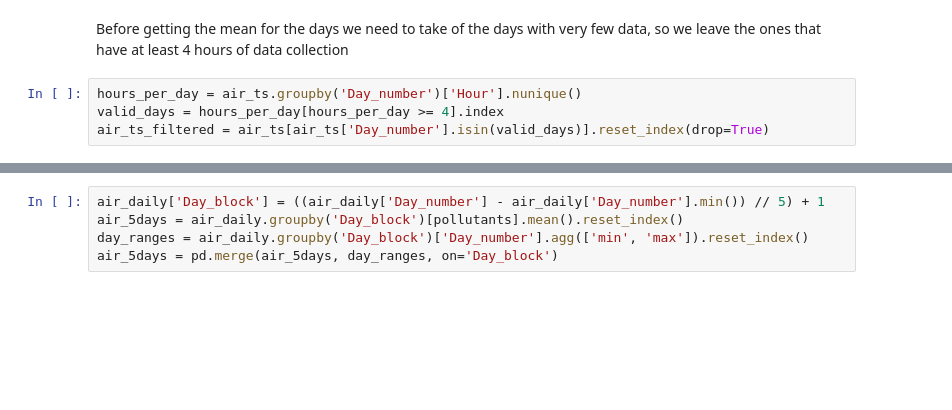
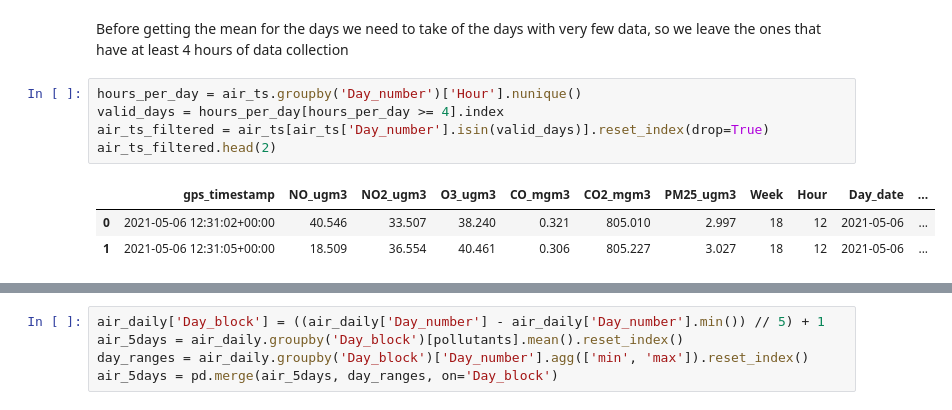
Before and after one commit to GiselleMelo/Ubiquity, a Jupyter notebook: projeto.ipynb, the cells around one changed output, grey strips where cells are left out. Saved outputs shown, nothing was run; the diff lists cells and outputs as text; blank space fills up the shorter version.

```diff
--- a/projeto.ipynb
+++ b/projeto.ipynb
@@ -163,7 +163,12 @@ Before getting the mean for the days we need to take of the days with very few d
 # %%
 hours_per_day = air_ts.groupby('Day_number')['Hour'].nunique()
 valid_days = hours_per_day[hours_per_day >= 4].index
 air_ts_filtered = air_ts[air_ts['Day_number'].isin(valid_days)].reset_index(drop=True)
+air_ts_filtered.head(2)
+# %% [output]
+|  | gps_timestamp | NO_ugm3 | NO2_ugm3 | O3_ugm3 | CO_mgm3 | CO2_mgm3 | PM25_ugm3 | Week | Hour | Day_date | ... |
+| 0 | 2021-05-06 12:31:02+00:00 | 40.546 | 33.507 | 38.240 | 0.321 | 805.010 | 2.997 | 18 | 12 | 2021-05-06 | ... |
+| 1 | 2021-05-06 12:31:05+00:00 | 18.509 | 36.554 | 40.461 | 0.306 | 805.227 | 3.027 | 18 | 12 | 2021-05-06 | ... |
 # %%
 # This section separates de Air quality database into Hour and Days to make an analysis time based
 air_ts_filtered['gps_timestamp'] = pd.to_datetime(air_ts_filtered['gps_timestamp'])
```
Also changed, not shown: parts of 3 cells of this notebook.
